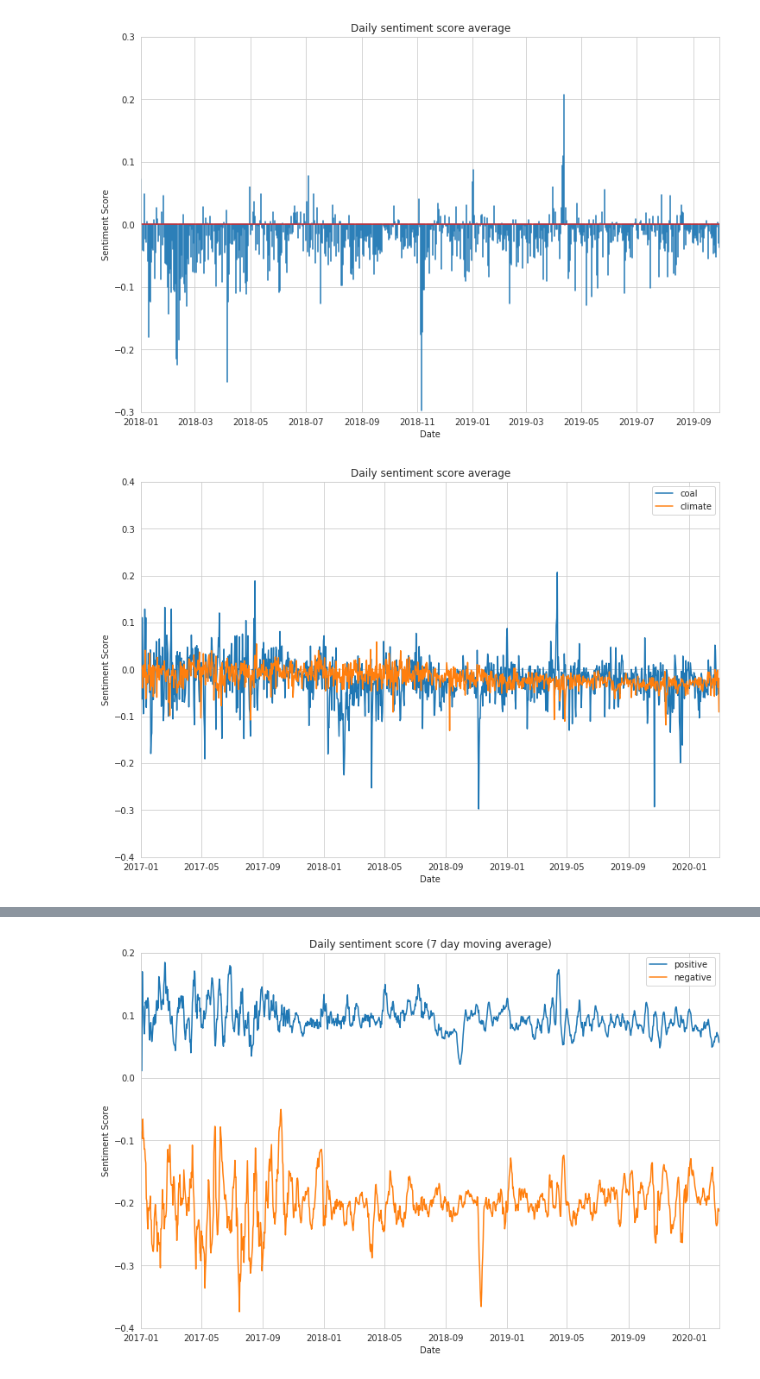
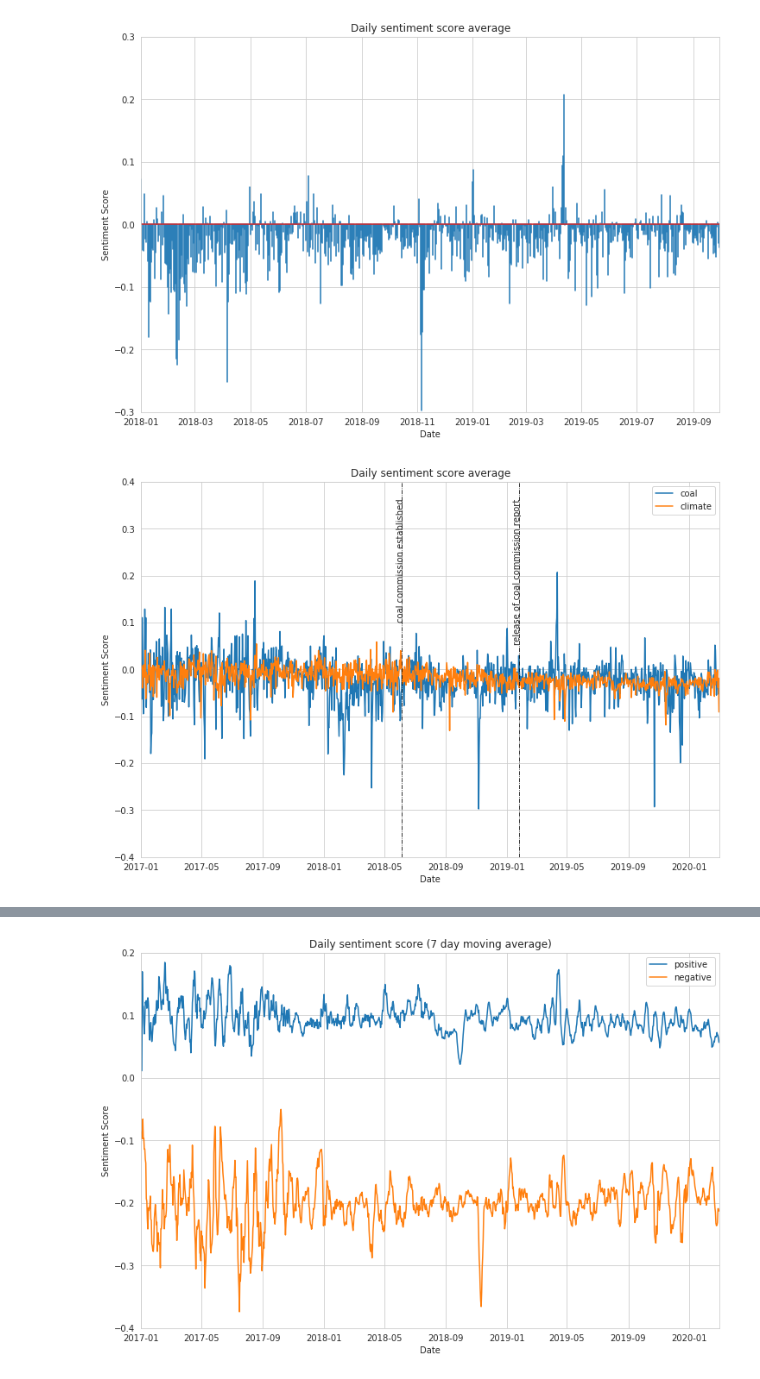
Before and after one commit to yuantinglee/twitter-discourse, a Jupyter notebook: analysis/sentiment_analysis_new.ipynb, the cells around one changed output, grey strips where cells are left out. Drawn from its saved outputs; the diff is of its cells as text; code cells hidden in the pictures.

```diff
--- a/analysis/sentiment_analysis_new.ipynb
+++ b/analysis/sentiment_analysis_new.ipynb
@@ -501,17 +501,27 @@ plt.show()
 # %%
 fig, ax = plt.subplots(figsize=(12,8))
 sns.lineplot(texts_de_daily.index, texts_de_daily, label='coal', ax=ax)
 sns.lineplot(texts_climate_daily.index, texts_climate_daily, label='climate', ax=ax)
+
+# adding event titles
+ax.axvline(x=(datetime.datetime.strptime('2018-06-06', '%Y-%m-%d')), ls ='-.',lw='0.75', c = 'k')
+plt.text((datetime.datetime.strptime('2018-06-06', '%Y-%m-%d')-datetime.timedelta(days=12)),0.35,
+         'coal commission established',rotation=90, fontsize=10)
+ax.axvline(x=(datetime.datetime.strptime('2019-01-26', '%Y-%m-%d')), ls ='-.',lw='0.75', c = 'k')
+plt.text((datetime.datetime.strptime('2019-01-26', '%Y-%m-%d')-datetime.timedelta(days=12)),0.35,
+         'release of coal commission report',rotation=90, fontsize=10)
+
 ax.set(xlim=(datetime.datetime.strptime('2017-01-01', '%Y-%m-%d'),
              datetime.datetime.strptime('2020-03-01', '%Y-%m-%d')),
        ylim=(-0.4,0.4),
        xlabel="Date",
        ylabel="Sentiment Score",
        title="Daily sentiment score average")
 ax.legend()
 plt.show()
+#fig.savefig('plots/sa_dailyavgsenti_baseline2.png', dpi=300, bbox_inches='tight')
 # %% [output]
-[figure, old version]
+[figure, new version]
 # %%
 # what about moving averages?
 texts_de_daily_sma = texts_de_daily.rolling(7, min_periods=1).mean()
```
Also changed, not shown: parts of 9 cells of this notebook.
